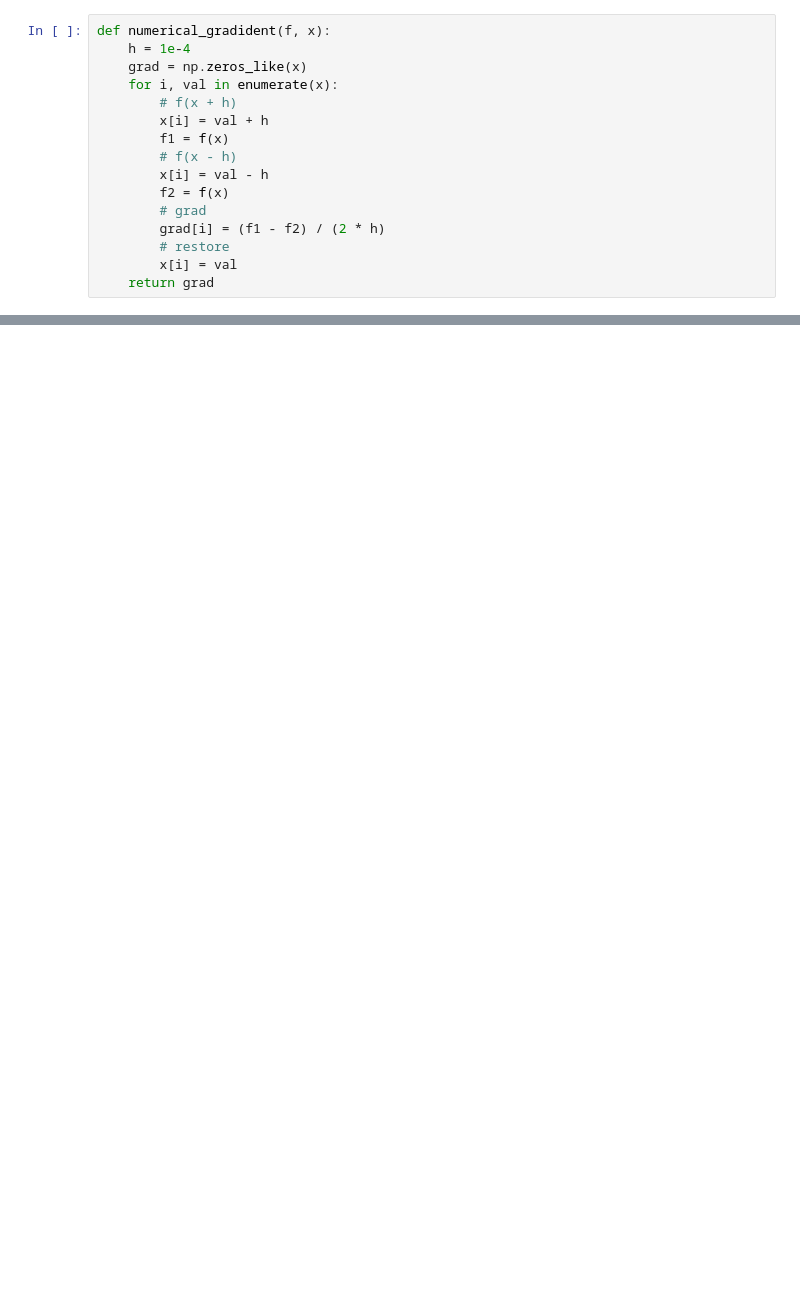
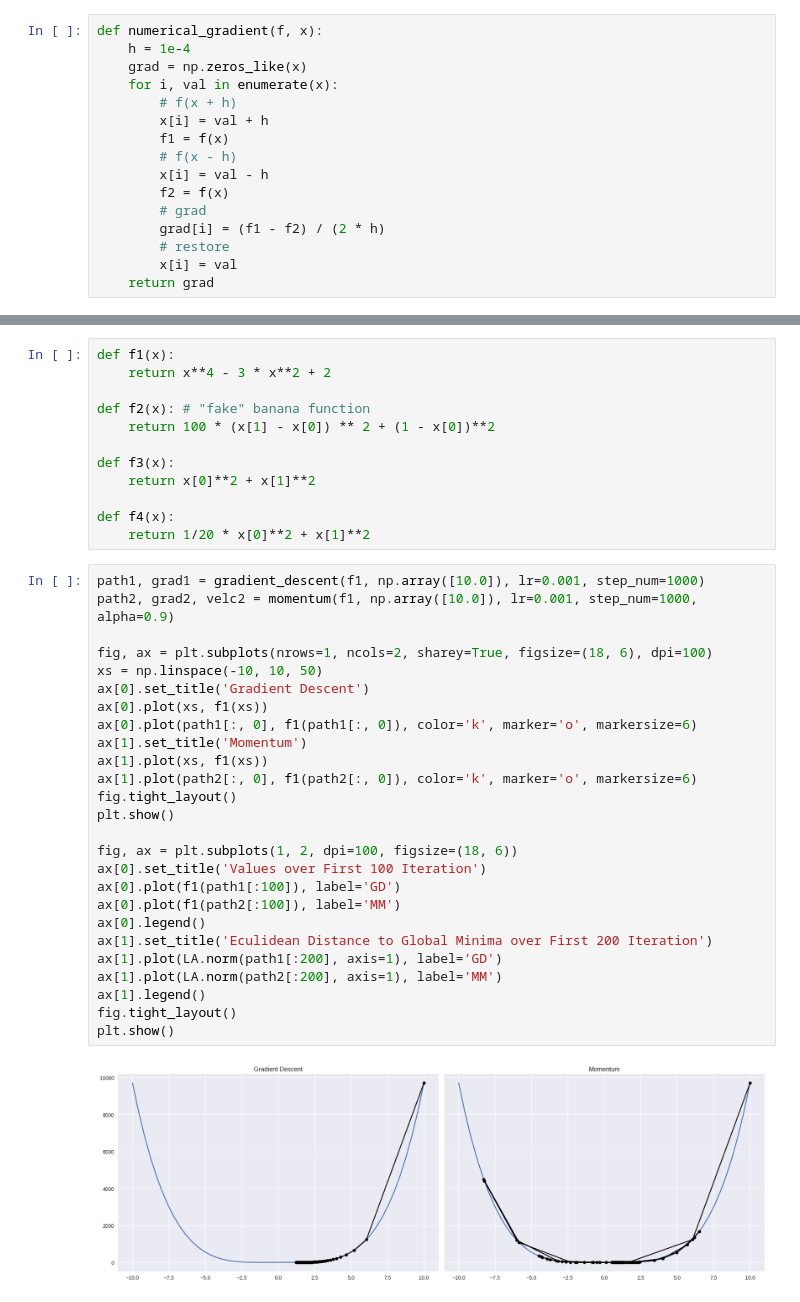
Before and after one commit to amoshyc/ccu-optimization, a Jupyter notebook: hw1.ipynb, the cells around one changed output, grey strips where cells are left out. Saved outputs shown, nothing was run; the diff lists cells and outputs as text; blank space fills up the shorter version.

```diff
--- a/hw1.ipynb
+++ b/hw1.ipynb
@@ -5,7 +6,7 @@ import matplotlib.pyplot as plt
 from mpl_toolkits.mplot3d import Axes3D
 plt.style.use('seaborn')
 # %%
-def numerical_gradident(f, x):
+def numerical_gradient(f, x):
     h = 1e-4
     grad = np.zeros_like(x)
     for i, val in enumerate(x):
@@ -116,0 +72,40 @@ plt.show()
+# %%
+def f1(x):
+    return x**4 - 3 * x**2 + 2
+
+def f2(x): # "fake" banana function
+    return 100 * (x[1] - x[0]) ** 2 + (1 - x[0])**2
+
+def f3(x):
+    return x[0]**2 + x[1]**2
+
+def f4(x):
+    return 1/20 * x[0]**2 + x[1]**2
+# %%
+path1, grad1 = gradient_descent(f1, np.array([10.0]), lr=0.001, step_num=1000)
+path2, grad2, velc2 = momentum(f1, np.array([10.0]), lr=0.001, step_num=1000, alpha=0.9)
+
+fig, ax = plt.subplots(nrows=1, ncols=2, sharey=True, figsize=(18, 6), dpi=100)
+xs = np.linspace(-10, 10, 50)
+ax[0].set_title('Gradient Descent')
+ax[0].plot(xs, f1(xs))
+ax[0].plot(path1[:, 0], f1(path1[:, 0]), color='k', marker='o', markersize=6)
+ax[1].set_title('Momentum')
+ax[1].plot(xs, f1(xs))
+ax[1].plot(path2[:, 0], f1(path2[:, 0]), color='k', marker='o', markersize=6)
+fig.tight_layout()
+plt.show()
+
+fig, ax = plt.subplots(1, 2, dpi=100, figsize=(18, 6))
+ax[0].set_title('Values over First 100 Iteration')
+ax[0].plot(f1(path1[:100]), label='GD')
+ax[0].plot(f1(path2[:100]), label='MM')
+ax[0].legend()
+ax[1].set_title('Eculidean Distance to Global Minima over First 200 Iteration')
+ax[1].plot(LA.norm(path1[:200], axis=1), label='GD')
+ax[1].plot(LA.norm(path2[:200], axis=1), label='MM')
+ax[1].legend()
+fig.tight_layout()
+plt.show()
+# %% [output]
+[figure, added]
```
Also changed, not shown: parts of 18 cells of this notebook.
